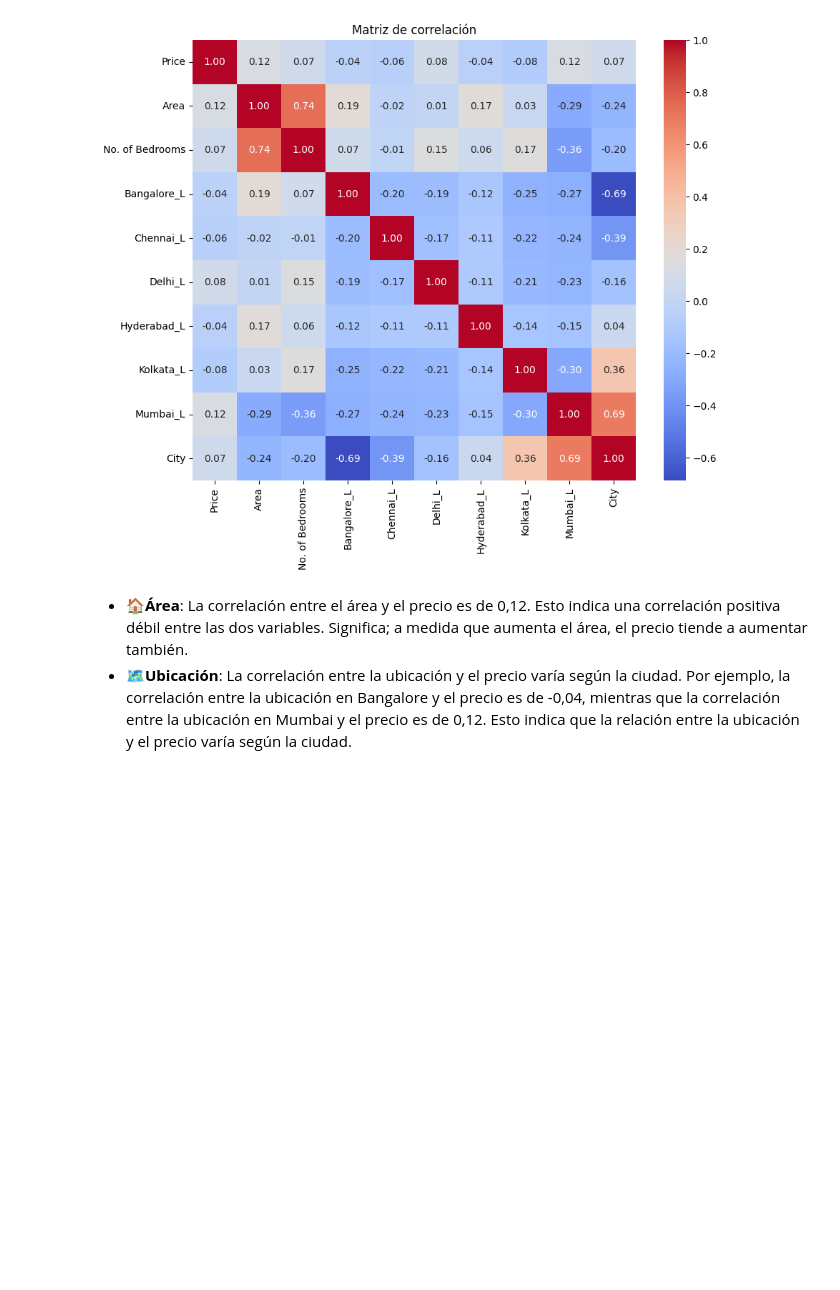
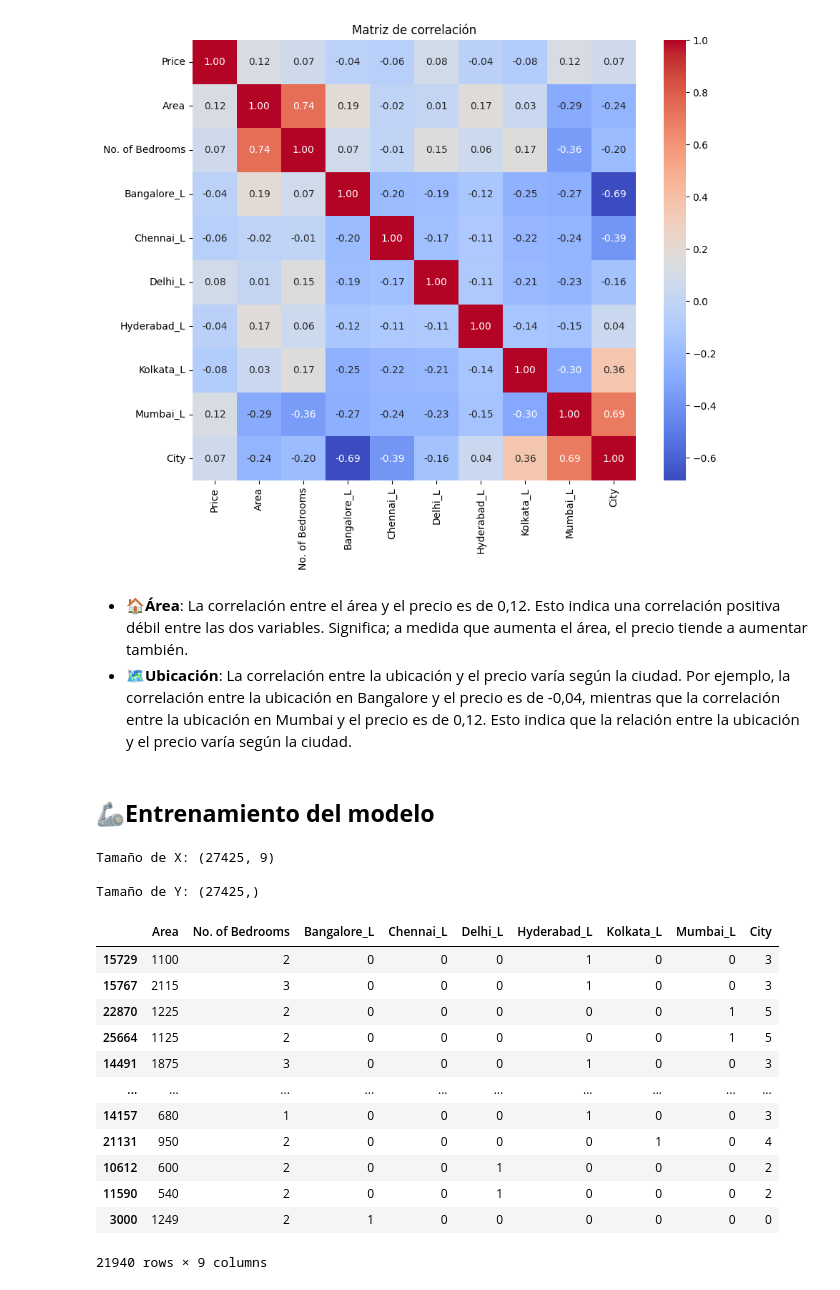
Before and after one commit to C0SS10/AI4ENG-II, a Jupyter notebook: House-Price-Predict.ipynb, the cells around one changed output. Drawn from its saved outputs; the diff is of its cells as text; code cells hidden in the pictures; blank space fills up the shorter version.

Commit message:
Add split dataframe on test and train 🦾

```diff
--- a/House-Price-Predict.ipynb
+++ b/House-Price-Predict.ipynb
@@ -419,3 +422,33 @@ plt.show()
 * 🏠**Área**: La correlación entre el área y el precio es de 0,12. Esto indica una
  correlación positiva débil entre las dos variables. Significa; a medida que aumenta el área, el precio tiende a aumentar también.
 * 🗺️**Ubicación**: La correlación entre la ubicación y el precio varía según la ciudad. Por ejemplo, la correlación entre la ubicación en Bangalore y el precio es de -0,04, mientras que la correlación entre la ubicación en Mumbai y el precio es de 0,12. Esto indica que la relación entre la ubicación y el precio varía según la ciudad.
+# %% [markdown]
+## **🦾Entrenamiento del modelo**
+# %%
+X = dataframe_onehot.loc[:, dataframe_onehot.columns != 'Price']
+Y = dataframe_onehot['Price']
+
+print(f"Tamaño de X: {X.shape}\n")
+print(f"Tamaño de Y: {Y.shape}")
+# %% [output]
+Tamaño de X: (27425, 9)
+
+Tamaño de Y: (27425,)
+# %%
+X_train, X_test, Y_train, Y_test = train_test_split(X, Y, random_state=0, test_size=0.2)
+# %%
+X_train
+# %% [output]
+|  | Area | No. of Bedrooms | Bangalore_L | Chennai_L | Delhi_L | Hyderabad_L | Kolkata_L | Mumbai_L | City |
+| 15729 | 1100 | 2 | 0 | 0 | 0 | 1 | 0 | 0 | 3 |
+| 15767 | 2115 | 3 | 0 | 0 | 0 | 1 | 0 | 0 | 3 |
+| 22870 | 1225 | 2 | 0 | 0 | 0 | 0 | 0 | 1 | 5 |
+| 25664 | 1125 | 2 | 0 | 0 | 0 | 0 | 0 | 1 | 5 |
+| 14491 | 1875 | 3 | 0 | 0 | 0 | 1 | 0 | 0 | 3 |
+| ... | ... | ... | ... | ... | ... | ... | ... | ... | ... |
+| 14157 | 680 | 1 | 0 | 0 | 0 | 1 | 0 | 0 | 3 |
+| 21131 | 950 | 2 | 0 | 0 | 0 | 0 | 1 | 0 | 4 |
+| 10612 | 600 | 2 | 0 | 0 | 1 | 0 | 0 | 0 | 2 |
+| 11590 | 540 | 2 | 0 | 0 | 1 | 0 | 0 | 0 | 2 |
+| 3000 | 1249 | 2 | 1 | 0 | 0 | 0 | 0 | 0 | 0 |
+21940 rows × 9 columns
```
Also changed, not shown: parts of 1 cell of this notebook.
